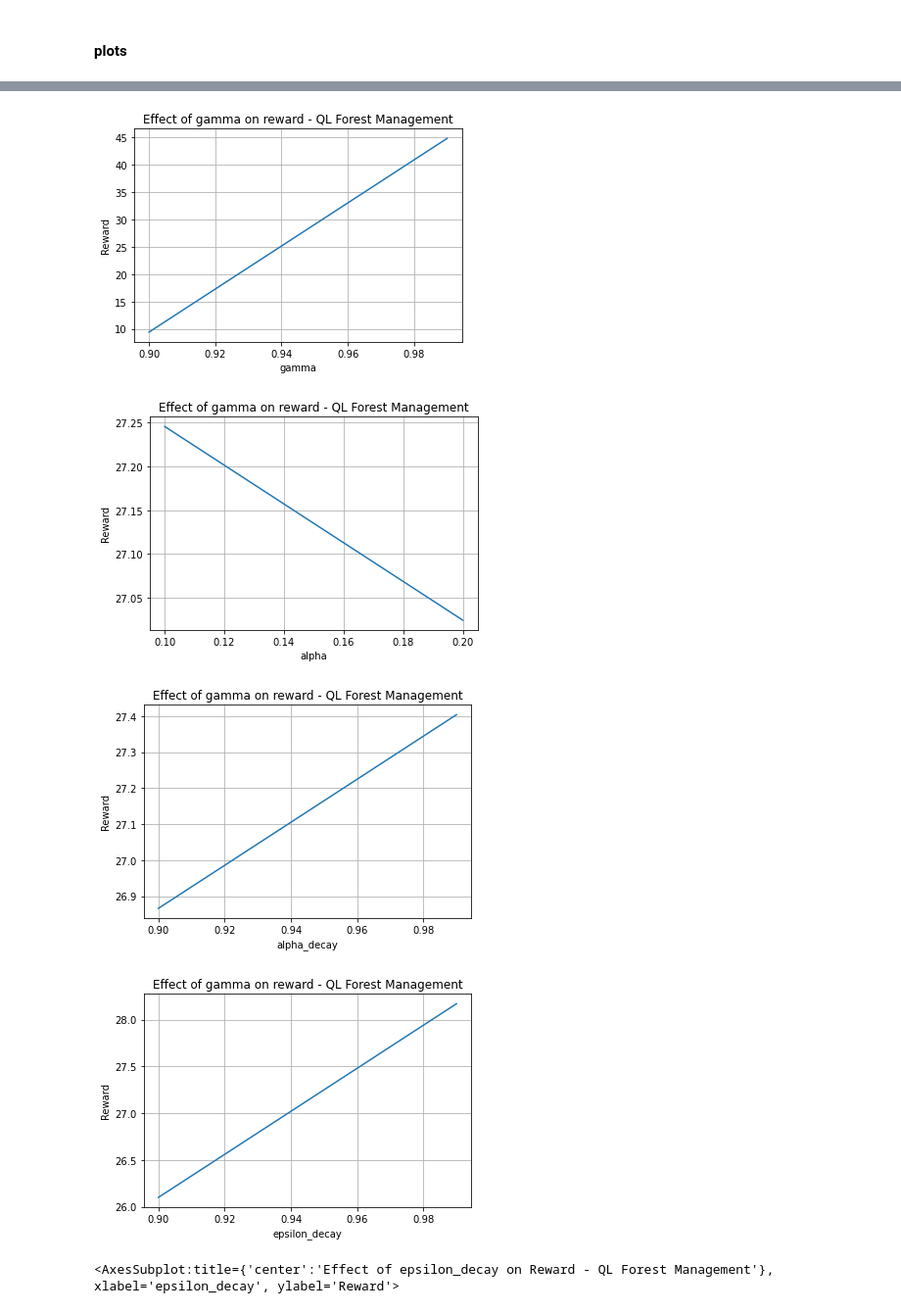
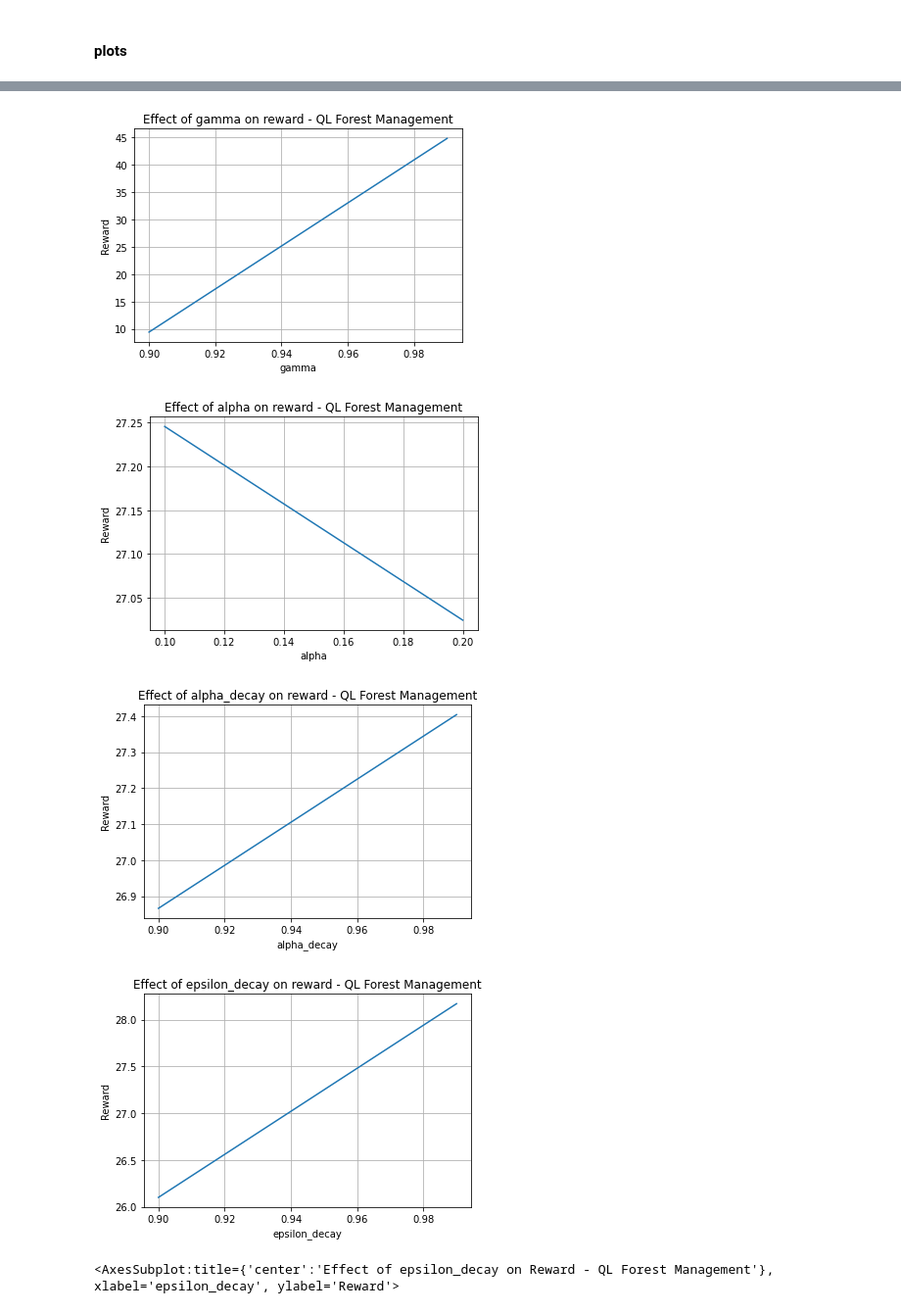
Before and after one commit to TheodoreNguyen/CS7641, a Jupyter notebook: proj4/proj4.ipynb, the cells around one changed output, grey strips where cells are left out. Shown at 98% size. Drawn from its saved outputs; the diff is of its cells as text; code cells hidden in the pictures.

Commit message:
added more graphs

```diff
--- a/proj4/proj4.ipynb
+++ b/proj4/proj4.ipynb
@@ -823,18 +862,18 @@ plotMeans(QL_FM_results_df, "Iteration", "Time",
           "Iterations vs time - QL Forest Management")
 
 plotMeans(QL_FM_results_df, "Iteration", "Reward",
-          "Iterations vs success rate - QL Forest Management")
+          "Iterations vs Reward - QL Forest Management")
 
 plotMeans(QL_FM_results_df, "gamma", "Reward",
           "Effect of gamma on reward - QL Forest Management")
 
 plotMeans(QL_FM_results_df, "alpha", "Reward",
-          "Effect of gamma on reward - QL Forest Management")
+          "Effect of alpha on reward - QL Forest Management")
 
 plotMeans(QL_FM_results_df, "alpha_decay", "Reward",
-          "Effect of gamma on reward - QL Forest Management")
+          "Effect of alpha_decay on reward - QL Forest Management")
 
 plotMeans(QL_FM_results_df, "epsilon_decay", "Reward",
-          "Effect of gamma on reward - QL Forest Management")
+          "Effect of epsilon_decay on reward - QL Forest Management")
 # %% [output]
 [figure]
@@ -842,7 +881,7 @@ plotMeans(QL_FM_results_df, "epsilon_decay", "Reward",
 [figure]
-[figure, old version]
+[figure, new version]
-[figure, old version]
+[figure, new version]
-[figure, old version]
+[figure, new version]
 # %%
 QL_FM_results_df.plot(x="Iteration", y="Time",
                       kind='scatter', title="Iterations vs time - QL Forest Management", grid=True)
```
Also changed, not shown: parts of 17 cells of this notebook.
